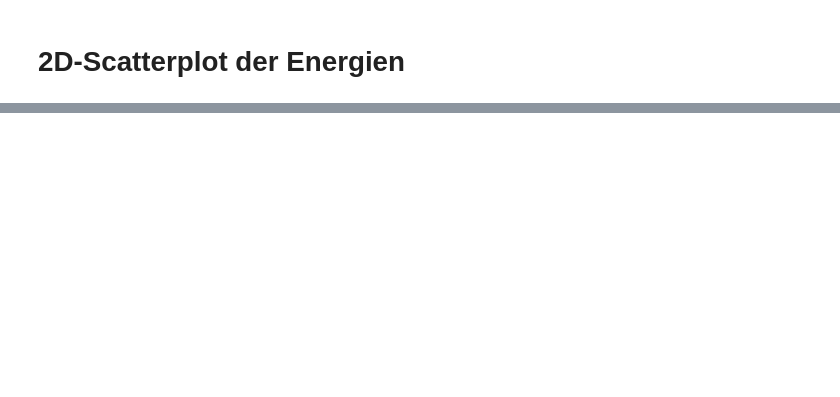
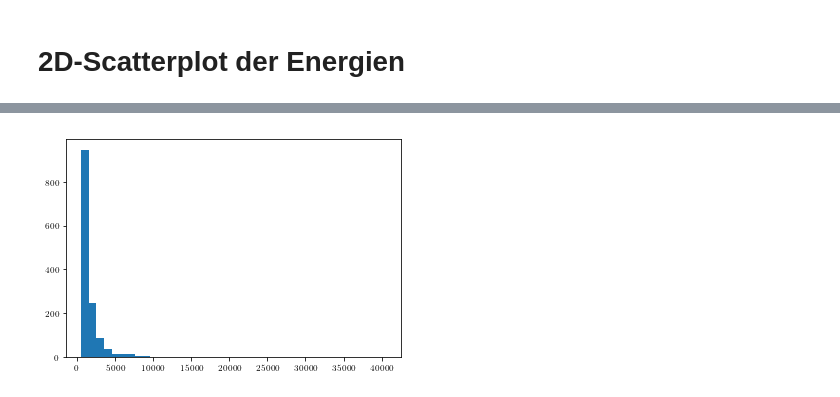
Before and after one commit to Ninilini/FP_Teilchen, a Jupyter notebook: FACT/plots/data_reading.ipynb, the cells around one changed output, grey strips where cells are left out. Saved outputs shown, nothing was run; the diff lists cells and outputs as text; code cells hidden in the pictures; blank space fills up the shorter version.

```diff
--- a/FACT/plots/data_reading.ipynb
+++ b/FACT/plots/data_reading.ipynb
@@ -176,2 +139,8 @@ gammas_sel = gammas_pred[gammas_pred.theta_deg < limit_theta]
 # %% [markdown]
 # 2D-Scatterplot der Energien
+# %%
+matrix, xedge, yedge, image = plt.hist2d(gammas_sel['gamma_energy_prediction'],
+                                         gammas_sel['corsika_event_header_total_energy'],
+                                         bins=40,
+                                         normed='True')
+np.shape(matrix)
@@ -194,0 +167,5 @@ Text(0, 0.5, 'gamma_true_energy')
+# %%
+# Untergrund binnen
+b, bins, p = plt.hist(bkg['gamma_energy_prediction'], bins=xedge)
+# %% [output]
+[figure, added]
```
Also changed, not shown: parts of 22 cells of this notebook, 2 other files.
